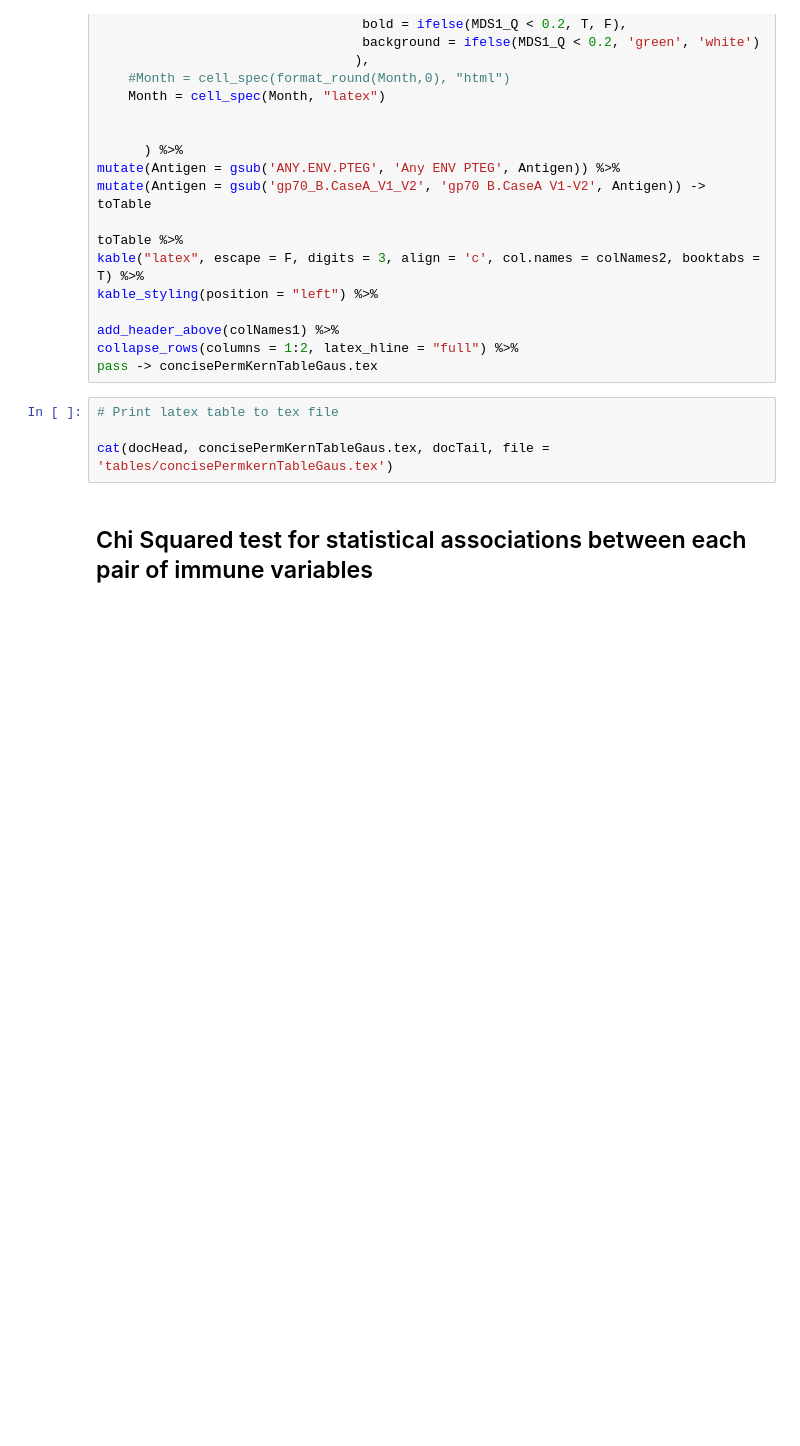
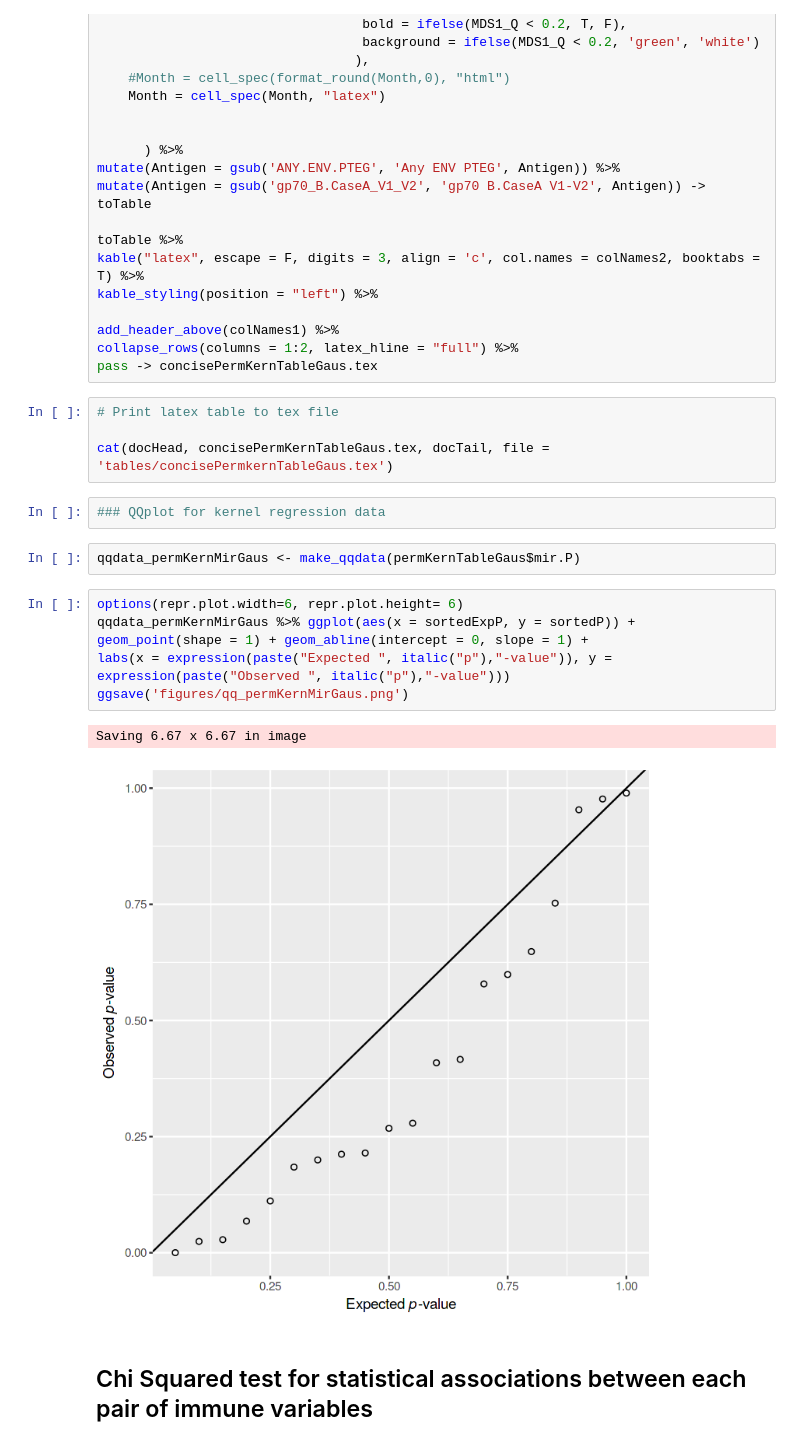
Before and after one commit to cramjaco/Nyvac_096_Microbiome, a Jupyter notebook: Mar2018_096.ipynb, the cells around one changed output. Drawn from its saved outputs; the diff is of its cells as text; blank space fills up the shorter version.

Commit message:
Cleaned up and added gausian qqplot

```diff
--- a/Mar2018_096.ipynb
+++ b/Mar2018_096.ipynb
@@ -1682,6 +1725,18 @@ pass -> concisePermKernTableGaus.tex
 # Print latex table to tex file
 
 cat(docHead, concisePermKernTableGaus.tex, docTail, file = 'tables/concisePermkernTableGaus.tex')
+# %%
+### QQplot for kernel regression data
+# %%
+qqdata_permKernMirGaus <- make_qqdata(permKernTableGaus$mir.P)
+# %%
+options(repr.plot.width=6, repr.plot.height= 6)
+qqdata_permKernMirGaus %>% ggplot(aes(x = sortedExpP, y = sortedP)) + geom_point(shape = 1) + geom_abline(intercept = 0, slope = 1) +
+labs(x = expression(paste("Expected ", italic("p"),"-value")), y = expression(paste("Observed ", italic("p"),"-value")))
+ggsave('figures/qq_permKernMirGaus.png')
+# %% [output]
+Saving 6.67 x 6.67 in image
+[figure, added]
 # %% [markdown]
 ## Chi Squared test for statistical associations between each pair of immune variables
 # %%
```
Also changed, not shown: parts of 19 cells of this notebook, 14 other files.
